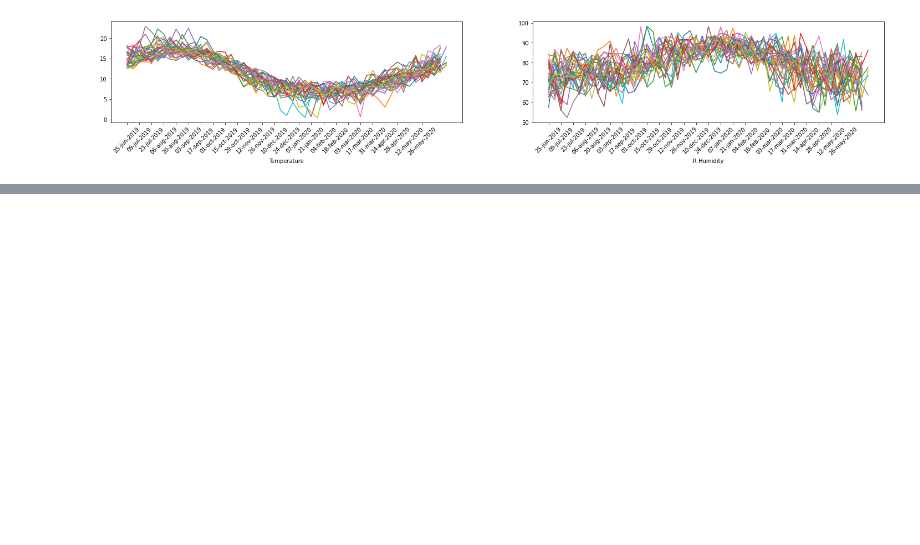
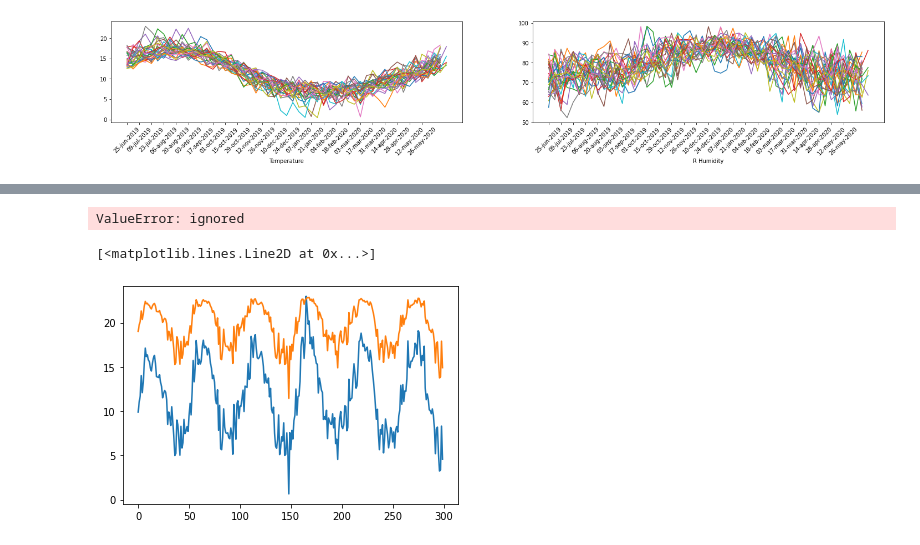
Before and after one commit to andrew-nash/data-pracitce, a Jupyter notebook: GitEireann_Data_Exploration_Python.ipynb, the cells around one changed output, grey strips where cells are left out. Cells and saved outputs as stored; diff of their text form; code cells hidden in the pictures; blank space fills up the shorter version.

```diff
--- a/GitEireann_Data_Exploration_Python.ipynb
+++ b/GitEireann_Data_Exploration_Python.ipynb
@@ -306,0 +395,20 @@ Overlaying all of the data we have we get the above graphs. These speak for them
+# %%
+x = np.arange(len(weekly_temp[-300:]))
+y = weekly_temp[-300:]
+
+def sin_fit(x, a, b, c,d):
+  return c+a*np.sin(b*x)
+
+(fitted_a, fitted_b, fitted_c, fitted_d), _ = \
+optimize.curve_fit(sin_fit, x, y, p0=[15, 1/12, 10, 14],bounds=[(12,1/14,8,8),(17,1/10,12,10)])
+fitted_a, fitted_b, fitted_c, fitted_d
+# %% [output]
+ValueError: ignored
+# %%
+all_temps_model = sin_fit(y, fitted_a, fitted_b, fitted_c, fitted_d)
+# %%
+plt.plot(x, y)
+plt.plot(x, all_temps_model)
+# %% [output]
+[<matplotlib.lines.Line2D at 0x...>]
+[figure, added]
```
Also changed, not shown: parts of 49 cells of this notebook.
